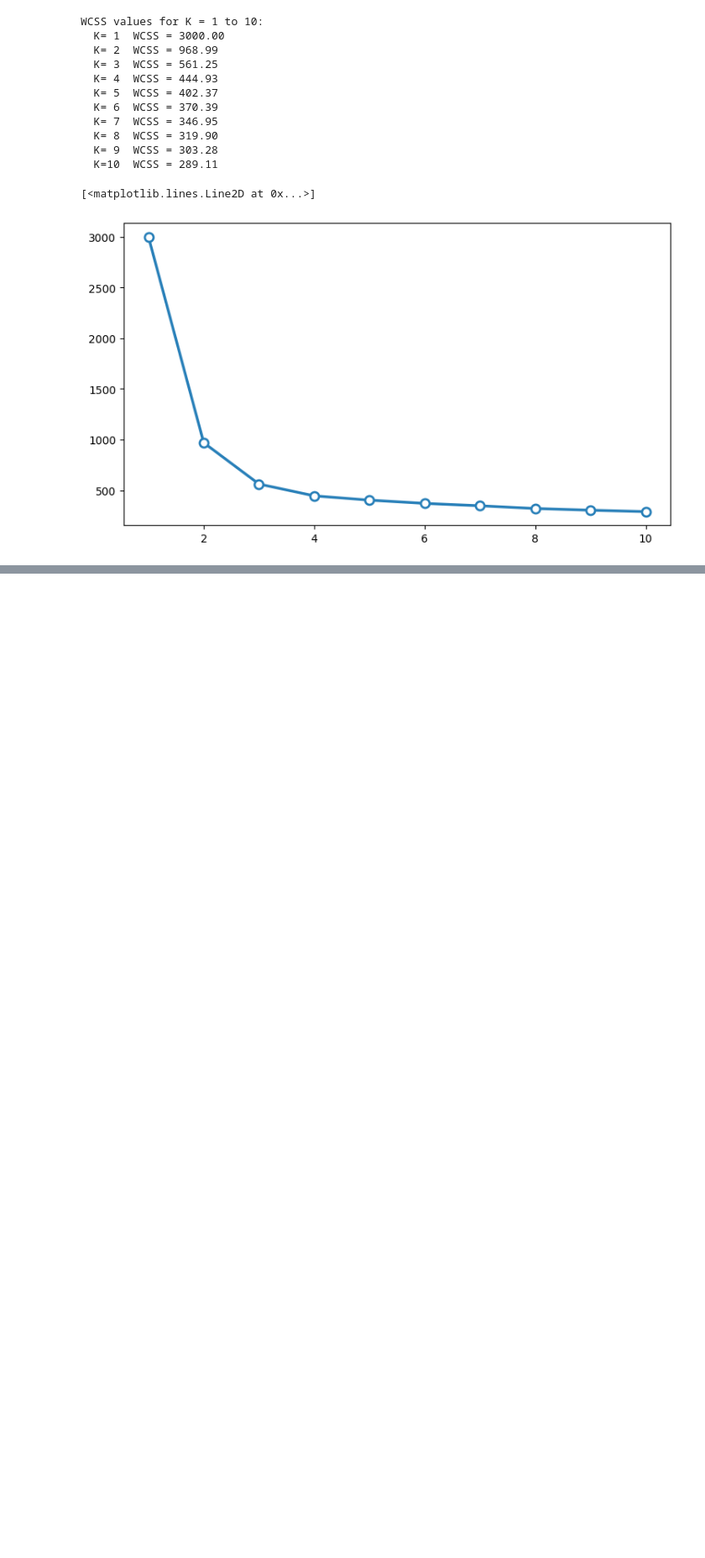
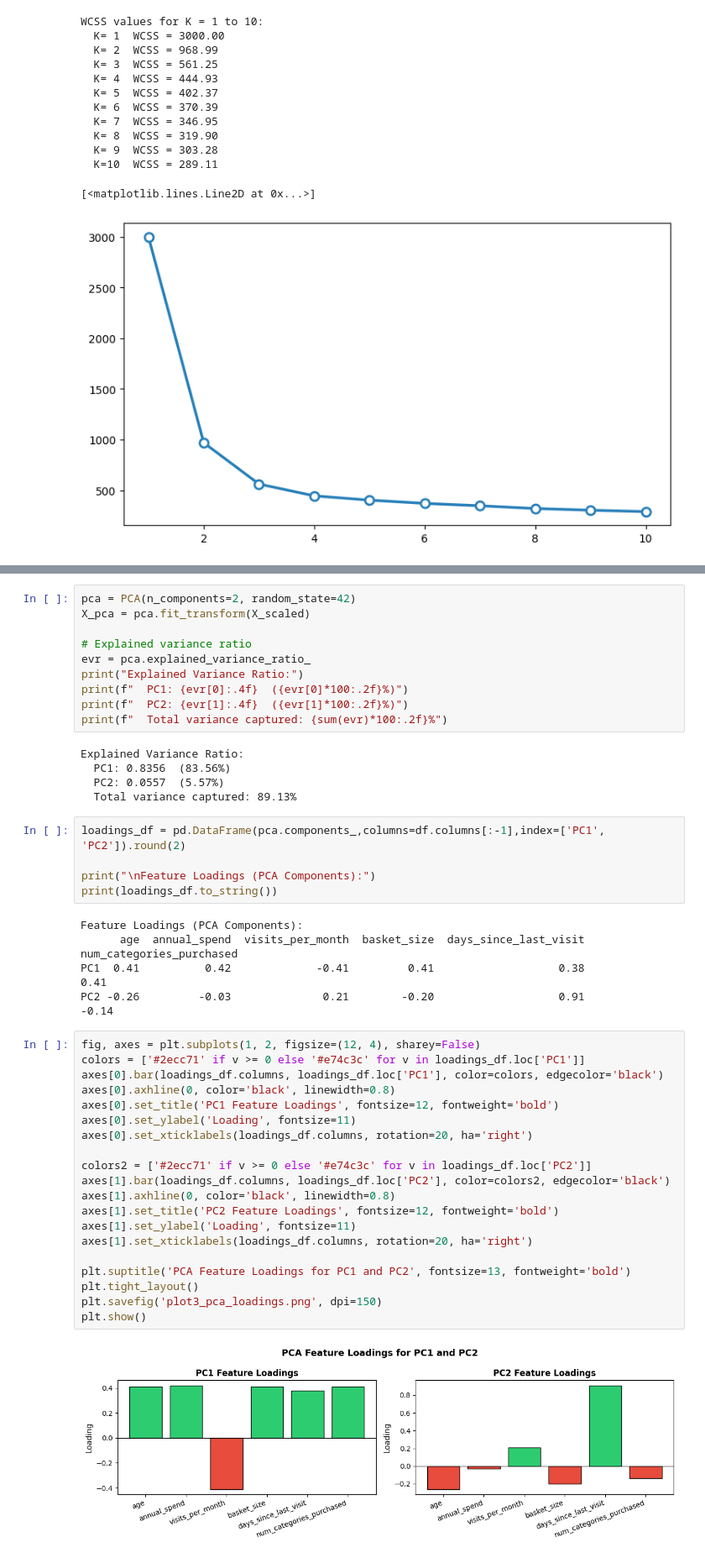
Before and after one commit to ayukr23/ml-assessment-ayush-kumar, a Jupyter notebook: part_a/q2_unsupervised.ipynb, the cells around one changed output, grey strips where cells are left out. Shown at 84% size. Saved outputs shown, nothing was run; the diff lists cells and outputs as text; blank space fills up the shorter version.

```diff
--- a/part_a/q2_unsupervised.ipynb
+++ b/part_a/q2_unsupervised.ipynb
@@ -99,0 +202,47 @@ WCSS values for K = 1 to 10:
+# %%
+pca = PCA(n_components=2, random_state=42)
+X_pca = pca.fit_transform(X_scaled)
+
+# Explained variance ratio
+evr = pca.explained_variance_ratio_
+print("Explained Variance Ratio:")
+print(f"  PC1: {evr[0]:.4f}  ({evr[0]*100:.2f}%)")
+print(f"  PC2: {evr[1]:.4f}  ({evr[1]*100:.2f}%)")
+print(f"  Total variance captured: {sum(evr)*100:.2f}%")
+# %% [output]
+Explained Variance Ratio:
+  PC1: 0.8356  (83.56%)
+  PC2: 0.0557  (5.57%)
+  Total variance captured: 89.13%
+# %%
+loadings_df = pd.DataFrame(pca.components_,columns=df.columns[:-1],index=['PC1', 'PC2']).round(2)
+
+print("\nFeature Loadings (PCA Components):")
+print(loadings_df.to_string())
+# %% [output]
+Feature Loadings (PCA Components):
+      age  annual_spend  visits_per_month  basket_size  days_since_last_visit  num_categories_purchased
+PC1  0.41          0.42             -0.41         0.41                   0.38                      0.41
+PC2 -0.26         -0.03              0.21        -0.20                   0.91                     -0.14
+# %%
+fig, axes = plt.subplots(1, 2, figsize=(12, 4), sharey=False)
+colors = ['#2ecc71' if v >= 0 else '#e74c3c' for v in loadings_df.loc['PC1']]
+axes[0].bar(loadings_df.columns, loadings_df.loc['PC1'], color=colors, edgecolor='black')
+axes[0].axhline(0, color='black', linewidth=0.8)
+axes[0].set_title('PC1 Feature Loadings', fontsize=12, fontweight='bold')
+axes[0].set_ylabel('Loading', fontsize=11)
+axes[0].set_xticklabels(loadings_df.columns, rotation=20, ha='right')
+
+colors2 = ['#2ecc71' if v >= 0 else '#e74c3c' for v in loadings_df.loc['PC2']]
+axes[1].bar(loadings_df.columns, loadings_df.loc['PC2'], color=colors2, edgecolor='black')
+axes[1].axhline(0, color='black', linewidth=0.8)
+axes[1].set_title('PC2 Feature Loadings', fontsize=12, fontweight='bold')
+axes[1].set_ylabel('Loading', fontsize=11)
+axes[1].set_xticklabels(loadings_df.columns, rotation=20, ha='right')
+
+plt.suptitle('PCA Feature Loadings for PC1 and PC2', fontsize=13, fontweight='bold')
+plt.tight_layout()
+plt.savefig('plot3_pca_loadings.png', dpi=150)
+plt.show()
+# %% [output]
+[figure, added]
```
Also changed, not shown: parts of 7 cells of this notebook, 4 other files.
